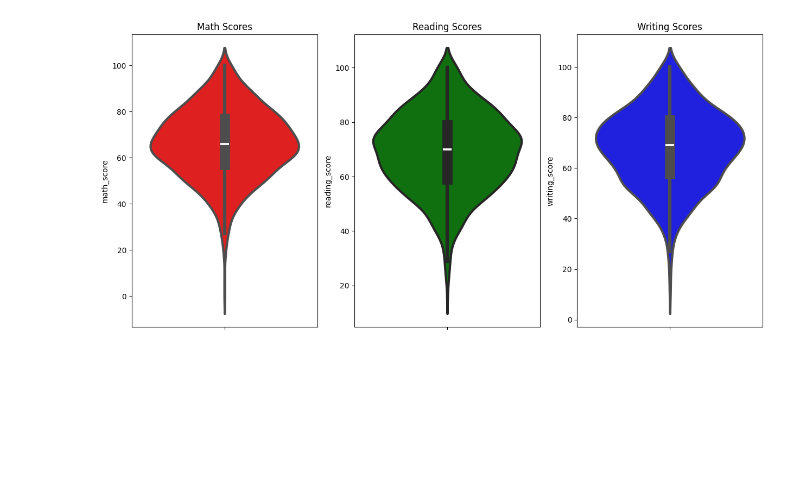
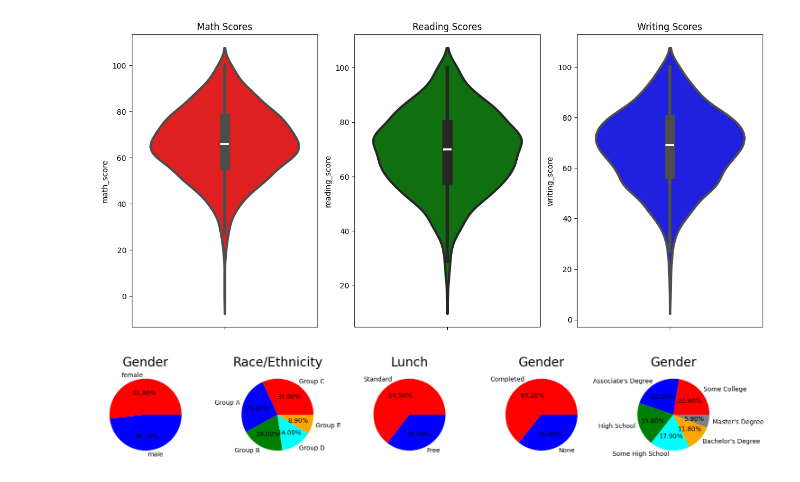
Before and after one commit to Dinesh4953/ML-Projects, a Jupyter notebook: notebook/EDA Performance.ipynb, the cells around one changed output. Cells and saved outputs as stored; diff of their text form; code cells hidden in the pictures; blank space fills up the shorter version.

```diff
--- a/notebook/EDA Performance.ipynb
+++ b/notebook/EDA Performance.ipynb
@@ -223,3 +219,56 @@ sns.violinplot(y='writing_score', data=data, color='blue', linewidth=3)
 # %% [output]
 <Axes: title={'center': 'Writing Scores'}, ylabel='writing_score'>
 [figure]
+# %%
+# rcParams stands for runtime configuration parameters. It’s a dictionary-like object in matplotlib that stores all the default settings for how your plots look and behave.
+
+plt.rcParams['figure.figsize'] = (15, 7)
+
+plt.subplot(1, 5,  1)
+size = data['gender'].value_counts()
+labels = 'female', 'male'
+colors = ['red','blue']
+plt.pie(size, labels=labels, colors=colors, autopct="%.2f%%")
+plt.title('Gender', fontsize = 20)
+plt.axis('off')
+#- %.2f means: show the number as a float with 2 decimal places
+#- %% escapes the % symbol so it appears as a literal percent sign
+
+plt.subplot(1, 5,  2)
+size = data['race_ethnicity'].value_counts()
+labels = 'Group C','Group A','Group B','Group D','Group E'
+colors = ['red','blue','green','cyan','orange']
+plt.pie(size, labels=labels, colors=colors, autopct="%.2f%%")
+plt.title('Race/Ethnicity', fontsize = 20)
+plt.axis('off')
+
+
+plt.subplot(1, 5,  3)
+size = data['lunch'].value_counts()
+labels = 'Standard', 'Free'
+colors = ['red','blue']
+plt.pie(size, labels=labels, colors=colors, autopct="%.2f%%")
+plt.title('Lunch', fontsize = 20)
+plt.axis('off')
+
+
+
+plt.subplot(1, 5,  4)
+size = data['test_preparation_course'].value_counts()
+labels = 'Completed', 'None'
+colors = ['red','blue']
+plt.pie(size, labels=labels, colors=colors, autopct="%.2f%%")
+plt.title('Gender', fontsize = 20)
+plt.axis('off')
+
+plt.subplot(1, 5,  5)
+size = data['parental_level_of_education'].value_counts()
+labels = 'Some College', "Associate's Degree",'High School','Some High School',"Bachelor's Degree","Master's Degree"
+colors = ['red','blue','green','cyan','orange','grey']
+plt.pie(size, labels=labels, colors=colors, autopct="%.2f%%")
+plt.title('Gender', fontsize = 20)
+plt.axis('off')
+plt.tight_layout()
+plt.show()
+# %% [output]
+[figure, added]
```
Also changed, not shown: parts of 4 cells of this notebook.
